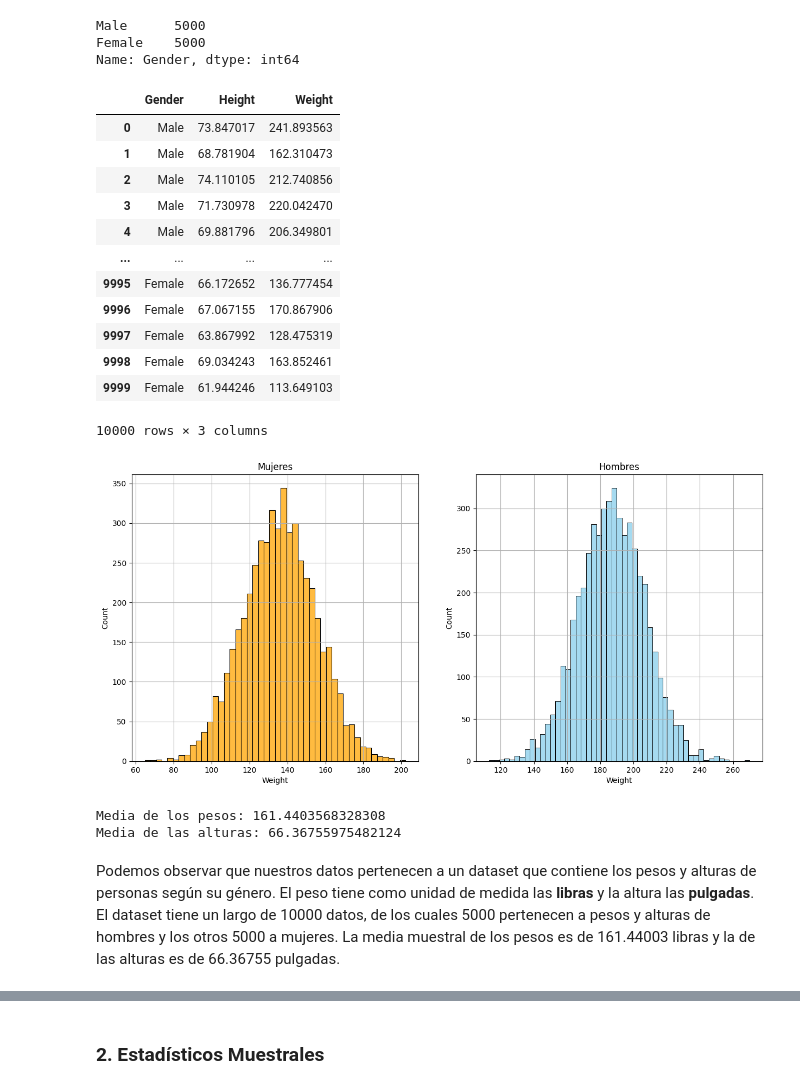
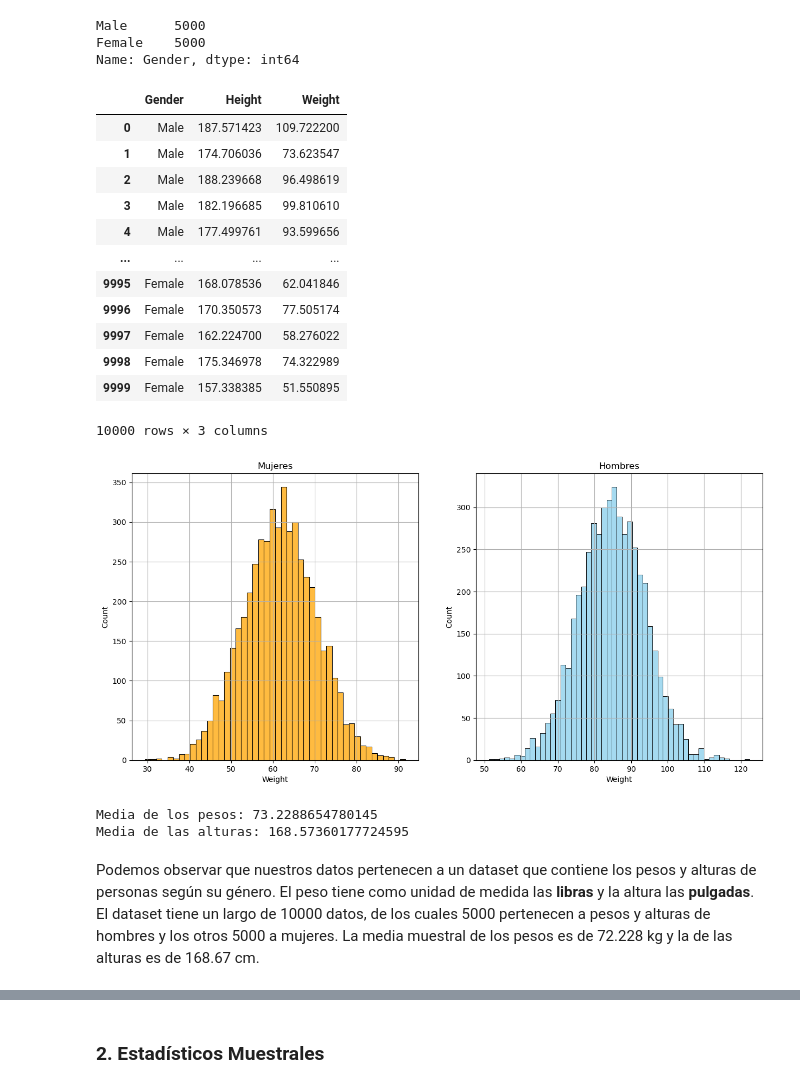
Before and after one commit to dmoram/Laboratorios_Simulacion, a Jupyter notebook: Proyecto/ProyectoUnidad1.ipynb, the cells around one changed output, grey strips where cells are left out. Saved outputs shown, nothing was run; the diff lists cells and outputs as text; code cells hidden in the pictures.

```diff
--- a/Proyecto/ProyectoUnidad1.ipynb
+++ b/Proyecto/ProyectoUnidad1.ipynb
@@ -413,25 +413,25 @@ Female    5000
 Name: Gender, dtype: int64
 # %%
 # Convertir libras a kg
-#data.Weight /= 2.2046
+data.Weight /= 2.2046
 
 # Convertir pulgadas a cm
-#data.Height *= 2.54
+data.Height *= 2.54
 
 display(data)
 # %% [output]
 |  | Gender | Height | Weight |
-| 0 | Male | 73.847017 | 241.893563 |
-| 1 | Male | 68.781904 | 162.310473 |
-| 2 | Male | 74.110105 | 212.740856 |
-| 3 | Male | 71.730978 | 220.042470 |
-| 4 | Male | 69.881796 | 206.349801 |
+| 0 | Male | 187.571423 | 109.722200 |
+| 1 | Male | 174.706036 | 73.623547 |
+| 2 | Male | 188.239668 | 96.498619 |
+| 3 | Male | 182.196685 | 99.810610 |
+| 4 | Male | 177.499761 | 93.599656 |
 | ... | ... | ... | ... |
-| 9995 | Female | 66.172652 | 136.777454 |
-| 9996 | Female | 67.067155 | 170.867906 |
-| 9997 | Female | 63.867992 | 128.475319 |
-| 9998 | Female | 69.034243 | 163.852461 |
-| 9999 | Female | 61.944246 | 113.649103 |
+| 9995 | Female | 168.078536 | 62.041846 |
+| 9996 | Female | 170.350573 | 77.505174 |
+| 9997 | Female | 162.224700 | 58.276022 |
+| 9998 | Female | 175.346978 | 74.322989 |
+| 9999 | Female | 157.338385 | 51.550895 |
 10000 rows × 3 columns
 # %%
 figure, axs = plt.subplots(1,2,figsize=(15,7))
@@ -445,15 +445,15 @@ axs[0].grid()
 axs[1].grid()
 plt.show()
 # %% [output]
-[figure, old version]
+[figure, new version]
 # %%
 print("Media de los pesos: {}".format(stats.mean(data.Weight)))
 print("Media de las alturas: {}".format(stats.mean(data.Height)))
 # %% [output]
-Media de los pesos: 161.4403568328308
-Media de las alturas: 66.36755975482124
+Media de los pesos: 73.2288654780145
+Media de las alturas: 168.57360177724595
 # %% [markdown]
-Podemos observar que nuestros datos pertenecen a un dataset que contiene los pesos y alturas de personas según su género. El peso tiene como unidad de medida las **libras** y la altura las **pulgadas**. El dataset tiene un largo de 10000 datos, de los cuales 5000 pertenecen a pesos y alturas de hombres y los otros 5000 a mujeres. La media muestral de los pesos es de 161.44003 libras y la de las alturas es de 66.36755 pulgadas.
+Podemos observar que nuestros datos pertenecen a un dataset que contiene los pesos y alturas de personas según su género. El peso tiene como unidad de medida las **libras** y la altura las **pulgadas**. El dataset tiene un largo de 10000 datos, de los cuales 5000 pertenecen a pesos y alturas de hombres y los otros 5000 a mujeres. La media muestral de los pesos es de 72.228 kg y la de las alturas es de 168.67 cm.
 # %%
 fig, axs = plt.subplots(figsize=(10, 6), dpi=80)
 
```
Also changed, not shown: parts of 19 cells of this notebook.
